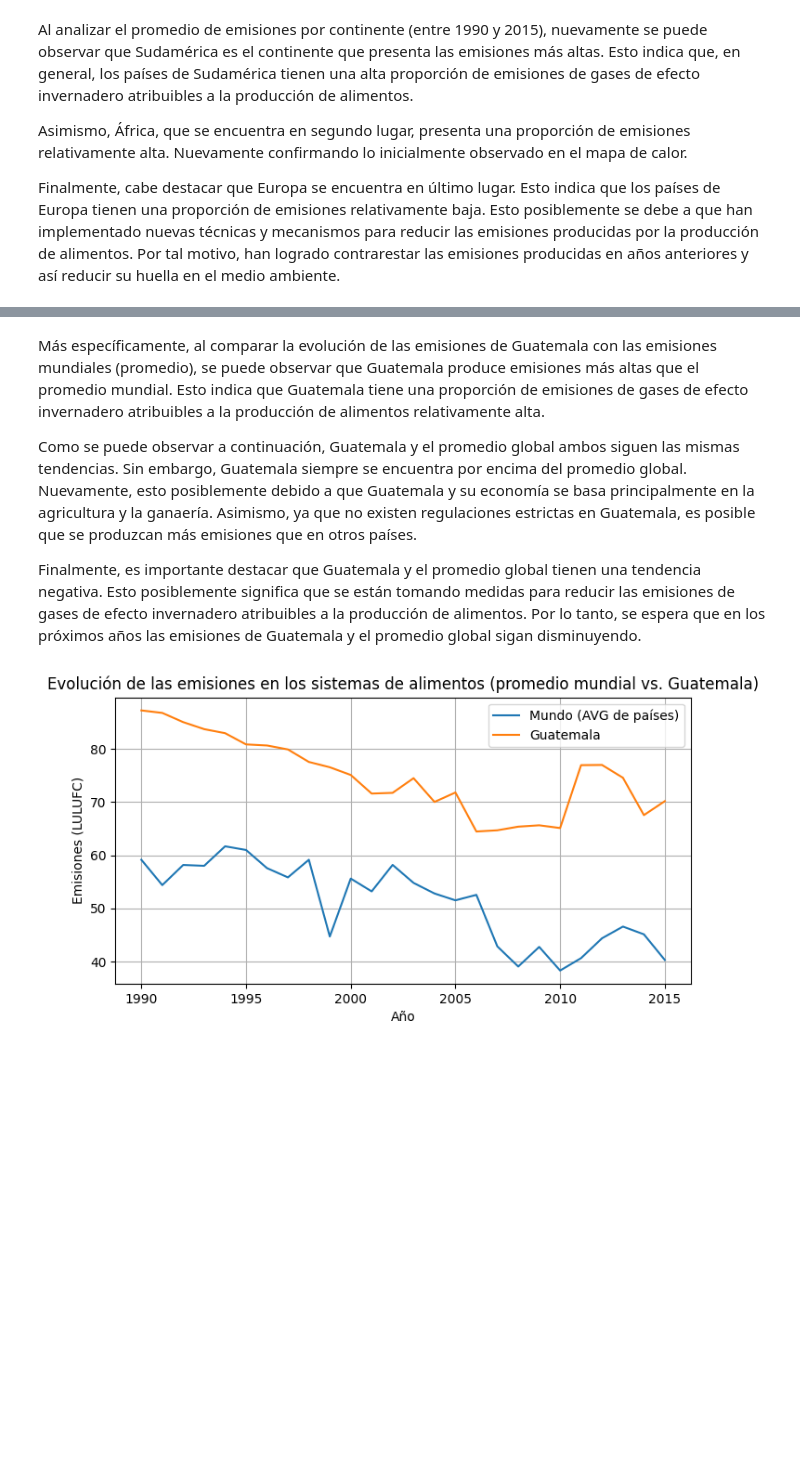
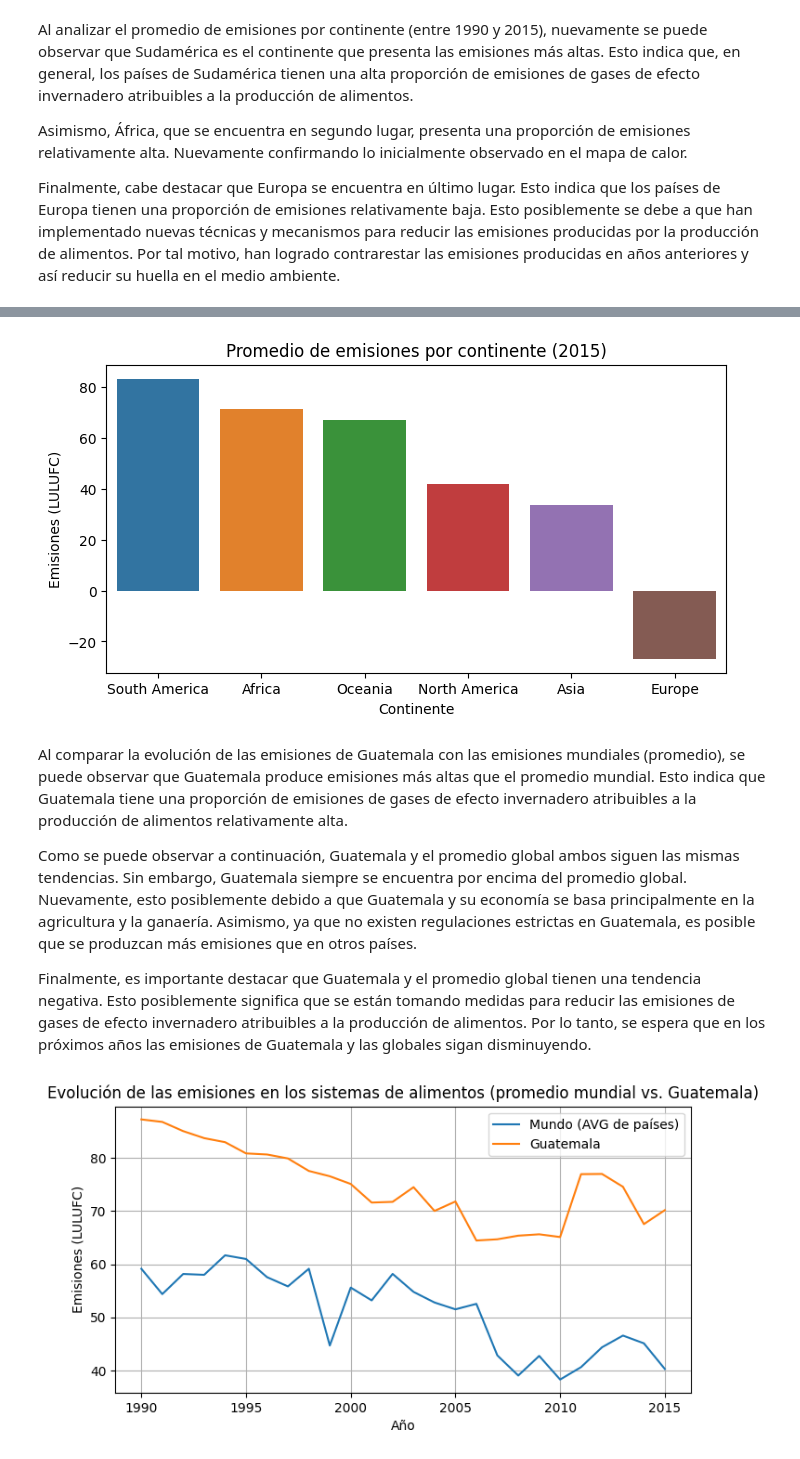
Before and after one commit to stefanoaragoni/datascience_lab9, a Jupyter notebook: lab9.ipynb, the cells around one changed output, grey strips where cells are left out. Drawn from its saved outputs; the diff is of its cells as text; code cells hidden in the pictures; blank space fills up the shorter version.

```diff
--- a/lab9.ipynb
+++ b/lab9.ipynb
@@ -283,9 +287,30 @@ plt.show()
+# %%
+# Grafica comparando los diferentes contienenetes SOLO DATOS DEL 2015
+
+# Filtrar los datos del 2015
+dataset_2015 = dataset[dataset['Year'] == 2015]
+
+# Sumar las emisiones de cada continente
+dataset_continent_2015 = dataset_2015.groupby(['Continent']).mean().reset_index()
+
+# Ordenar los continentes por emisiones
+dataset_continent_2015 = dataset_continent_2015.sort_values(by=['Emissions'], ascending=False)
+
+# Graficar las emisiones
+plt.figure(figsize=(8,4))
+sns.barplot(x='Continent', y='Emissions', data=dataset_continent_2015)
+plt.xlabel('Continente')
+plt.ylabel('Emisiones (LULUFC)')
+plt.title('Promedio de emisiones por continente (2015)')
+plt.show()
+# %% [output]
+[figure, added]
 # %% [markdown]
-Más específicamente, al comparar la evolución de las emisiones de Guatemala con las emisiones mundiales (promedio), se puede observar que Guatemala produce emisiones más altas que el promedio mundial. Esto indica que Guatemala tiene una proporción de emisiones de gases de efecto invernadero atribuibles a la producción de alimentos relativamente alta.
+Al comparar la evolución de las emisiones de Guatemala con las emisiones mundiales (promedio), se puede observar que Guatemala produce emisiones más altas que el promedio mundial. Esto indica que Guatemala tiene una proporción de emisiones de gases de efecto invernadero atribuibles a la producción de alimentos relativamente alta.
 
 Como se puede observar a continuación, Guatemala y el promedio global ambos siguen las mismas tendencias. Sin embargo, Guatemala siempre se encuentra por encima del promedio global. Nuevamente, esto posiblemente debido a que Guatemala y su economía se basa principalmente en la agricultura y la ganaería. Asimismo, ya que no existen regulaciones estrictas en Guatemala, es posible que se produzcan más emisiones que en otros países.
 
-Finalmente, es importante destacar que Guatemala y el promedio global tienen una tendencia negativa. Esto posiblemente significa que se están tomando medidas para reducir las emisiones de gases de efecto invernadero atribuibles a la producción de alimentos. Por lo tanto, se espera que en los próximos años las emisiones de Guatemala y el promedio global sigan disminuyendo.
+Finalmente, es importante destacar que Guatemala y el promedio global tienen una tendencia negativa. Esto posiblemente significa que se están tomando medidas para reducir las emisiones de gases de efecto invernadero atribuibles a la producción de alimentos. Por lo tanto, se espera que en los próximos años las emisiones de Guatemala y las globales sigan disminuyendo.
 # %%
 # Comparar las emisiones del Mundo vs. Guatemala
 
```
Also changed, not shown: parts of 5 cells of this notebook.
